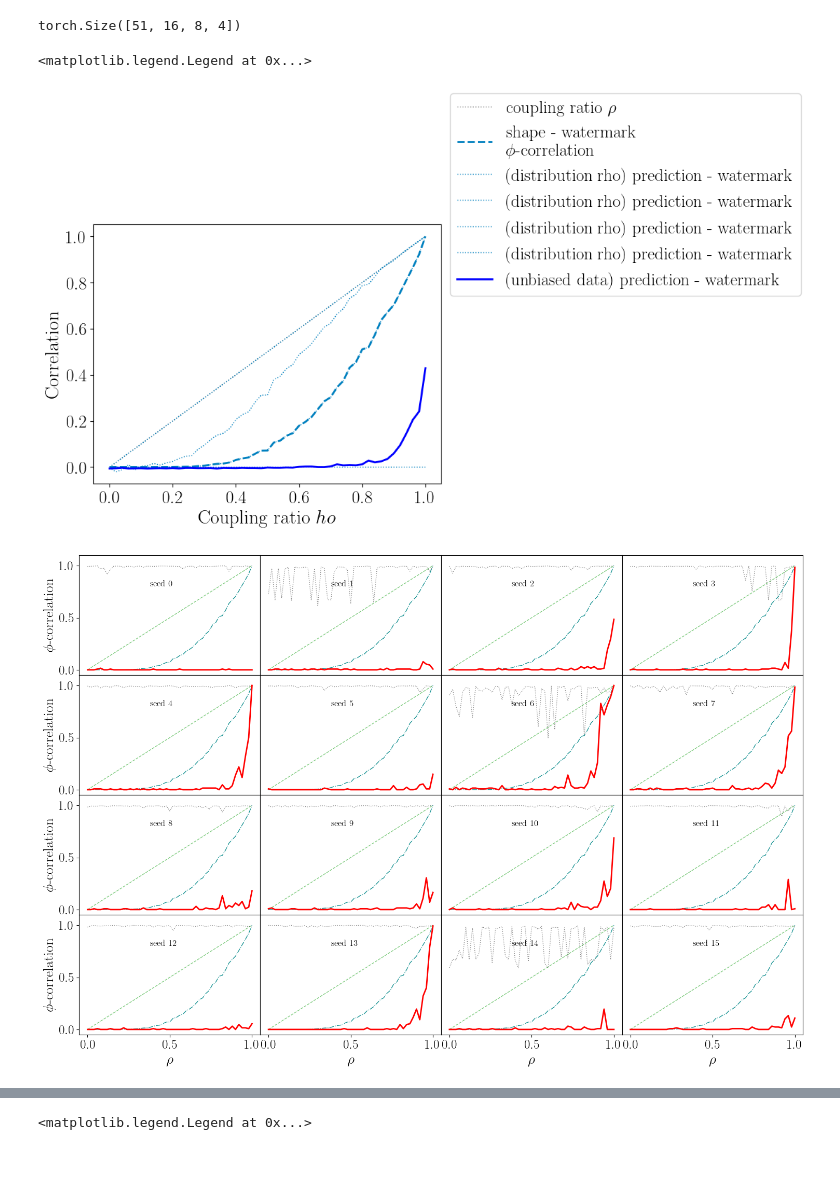
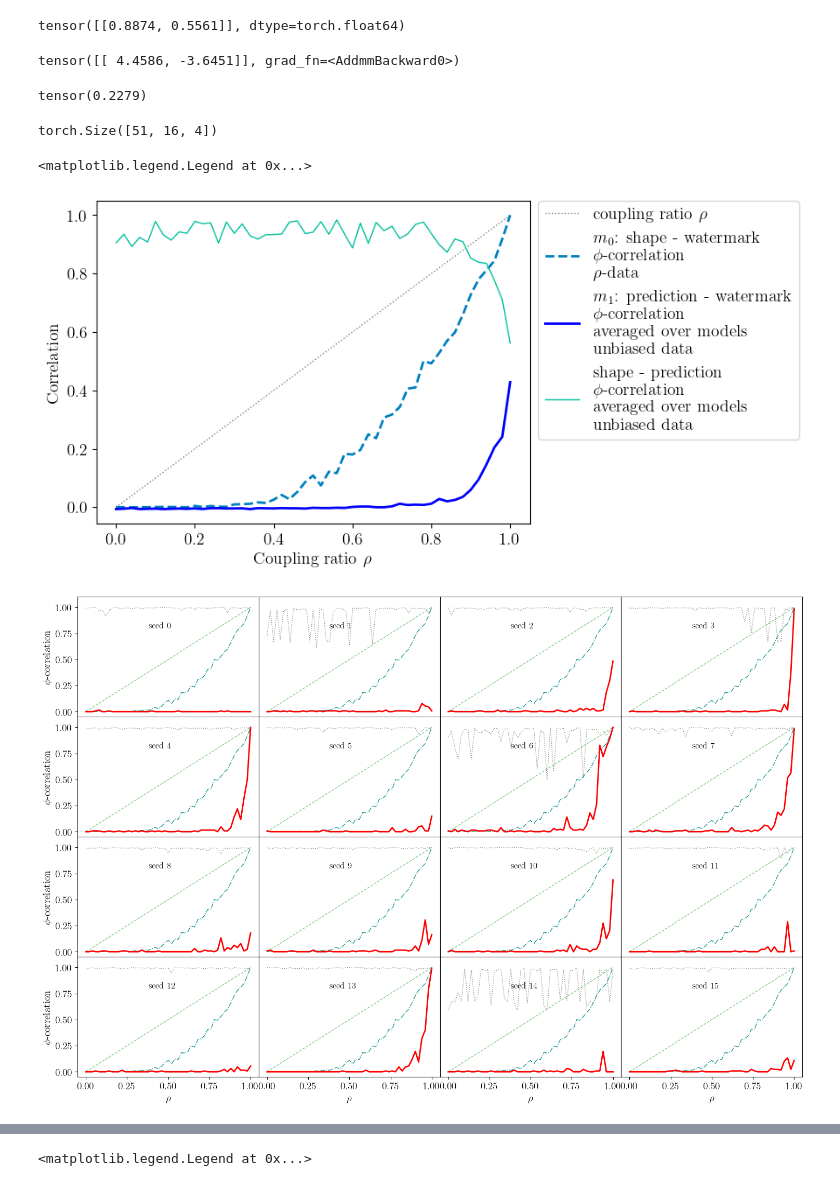
Before and after one commit to lillijo/xai-evaluation-master-thesis, a Jupyter notebook: experiments/compare_measures.ipynb, the cells around one changed output, grey strips where cells are left out. Cells and saved outputs as stored; diff of their text form; code cells hidden in the pictures.

Commit message:
computed first round of randomness

```diff
--- a/experiments/compare_measures.ipynb
+++ b/experiments/compare_measures.ipynb
@@ -125,39 +119,71 @@ enums = [
 ms = AllMeasures(
     "../dsprites-dataset/images/",
 )
+# %%
+random_predictions = ms.rng.random((51, 16, ms.len_x, 1, 2, 2))
+predv_0 = torch.tensor(random_predictions[0, 0, 2, :, 0])
+print(predv_0)
+int(predv_0.data.max(1)[1][0])
+
+model = load_model("../clustermodels/final",0.9, 0)
+img = ms.ds.load_image_wm(5,True)
+model(img)
+# %% [output]
+tensor([[0.8874, 0.5561]], dtype=torch.float64)
+tensor([[ 4.4586, -3.6451]], grad_fn=<AddmmBackward0>)
+# %%
+rho_ind = 50
+m = 2
+filename = f"outputs/attribution_output/{rho_ind}_{m}.gz"
+with gzip.open(filename, mode="rb") as f:
+    r_m_info = pickle.load(f)
+pred0s = r_m_info[1][:, 0].to(dtype=torch.float)
+pred1s = r_m_info[1][:, 1].to(dtype=torch.float)
+permuted = np.zeros((256,2))
+permuted[:128] = pred0s
+permuted[128:] = pred1s
+ms.rng.shuffle(permuted, axis=0)
+permuted = torch.from_numpy(permuted).view(128,1,2,2)
+# %%
+torch.mean(per_sample[49,:,:,15])
+# %% [output]
+tensor(0.2279)
 # %%
 # Ground Truth
 
 biases = list(np.round(np.linspace(0, 1, 51), 3))
 with open("m1_mi_6400.pickle", "rb") as f:
     m1_mi = pickle.load(f)
-with open("m0_test.pickle", "rb") as f: #gt_measures_1280
+with open("gt_measures_1280.pickle", "rb") as f: #gt_measures_1280
     gt_measures = pickle.load(f)
 with open("shape_gt_6400.pickle", "rb") as f:
     shape_gt = pickle.load(f)
 mimean = torch.mean(m1_mi, dim=1)
 print(gt_measures.shape)
 
 """ plt.plot(biases, torch.mean(shape_gt[:,:,0], dim=1),linewidth=2, label="MI shape", color="#f90", alpha=0.5)
 plt.plot(biases, gt_measures[:,0,0],linewidth=2, label="MI true label - watermark", linestyle="dashed", color="#f00")
 plt.plot(biases, torch.mean(gt_measures[:,:,2], dim=1),linewidth=1, label="MI (distribution rho) true label - watermark", linestyle="dotted", color="#f55")
 plt.plot(biases, mimean[:,0],linewidth=2, label="MI (data unbiased) prediction - watermark", color="#f00") """
 ecol = matplotlib.cm.winter(np.linspace(0, 1, 5))
-#plt.plot(biases, torch.mean(shape_gt[:,:,1], dim=1),linewidth=2, label="shape - prediction", color=ecol[3])
 plt.plot(biases, biases,linewidth=1, label="coupling ratio $\\rho$", linestyle="dotted", color="gray")
-plt.plot(biases, torch.mean(gt_measures[:,:,1,0], dim=1),linewidth=2, label="shape - watermark\n $\\phi$-correlation", linestyle="dashed", color=ecol[2])
-plt.plot(biases, torch.mean(gt_measures[:,:,3], dim=1),linewidth=1, label="(distribution rho) prediction - watermark", linestyle="dotted", color=ecol[2])
-plt.plot(biases, mimean[:,1],linewidth=2, label="(unbiased data) prediction - watermark", color=ecol[0])
+plt.plot(biases, torch.mean(gt_measures[:,:,0], dim=1),linewidth=2, label="$m_0$: shape - watermark\n $\\phi$-correlation \n $\\rho$-data", linestyle="dashed", color=ecol[2])
+#plt.plot(biases, torch.mean(gt_measures[:,:,3], dim=1),linewidth=1, label="(distribution rho) prediction - watermark", linestyle="dotted", color=ecol[2])
+plt.plot(biases, mimean[:,1],linewidth=2, label="$m_1$: prediction - watermark\n $\\phi$-correlation \n averaged over models \n unbiased data", color=ecol[0])
+plt.plot(biases, torch.mean(shape_gt[:,:,1], dim=1),linewidth=1, label="shape - prediction\n $\\phi$-correlation \n averaged over models \n unbiased data", color=ecol[3])
 
 
 plt.ylabel("Correlation")
-plt.xlabel("Coupling ratio $\rho$")
-plt.legend(bbox_to_anchor=(1., 0.69,0.6, 0.0), loc='lower left',ncols=1, )
+plt.xlabel("Coupling ratio $\\rho$")
+plt.legend(
+        bbox_to_anchor=(1.0, 0.924, 1.0, 0.102),
+        loc="upper left",
+        ncols=1,)
 #(0., -0.53, 1., .102)
 # %% [output]
-torch.Size([51, 16, 8, 4])
+torch.Size([51, 16, 4])
 <matplotlib.legend.Legend at 0x...>
-[figure, old version]
+[figure, new version]
 # %%
 # MI and PHI over seeds
 
@@ -200,8 +226,8 @@ for s in range(16):
     )
     axs[s //4, s % 4].plot(biases, accuracy,linewidth=1,linestyle="dotted", label="accuracy", color="#888")
     axs[s //4, s % 4].plot(biases, biases,linewidth=1, label="coupling ratio $\\rho$", linestyle="dashed", color="#090", alpha=0.5)
-    axs[s //4, s % 4].plot(biases, torch.mean(gt_measures[:,:,1,0], dim=1),linewidth=1, label="shape - watermark\n$\\phi$-correlation", linestyle="dashdot", color="#088", alpha=0.9)
+    axs[s //4, s % 4].plot(biases, torch.mean(gt_measures[:,:,0], dim=1),linewidth=1, label="shape - watermark\n$\\phi$-correlation", linestyle="dashdot", color="#088", alpha=0.9)
     axs[s //4, s % 4].plot(biases, m1_mi[:,s,1],linewidth=2, label="MI (data unbiased) prediction - watermark", color="#f00")
 # %% [output]
-[figure, old version]
+[figure, new version]
 # %%
```
Also changed, not shown: parts of 27 cells of this notebook, 2 other files.
